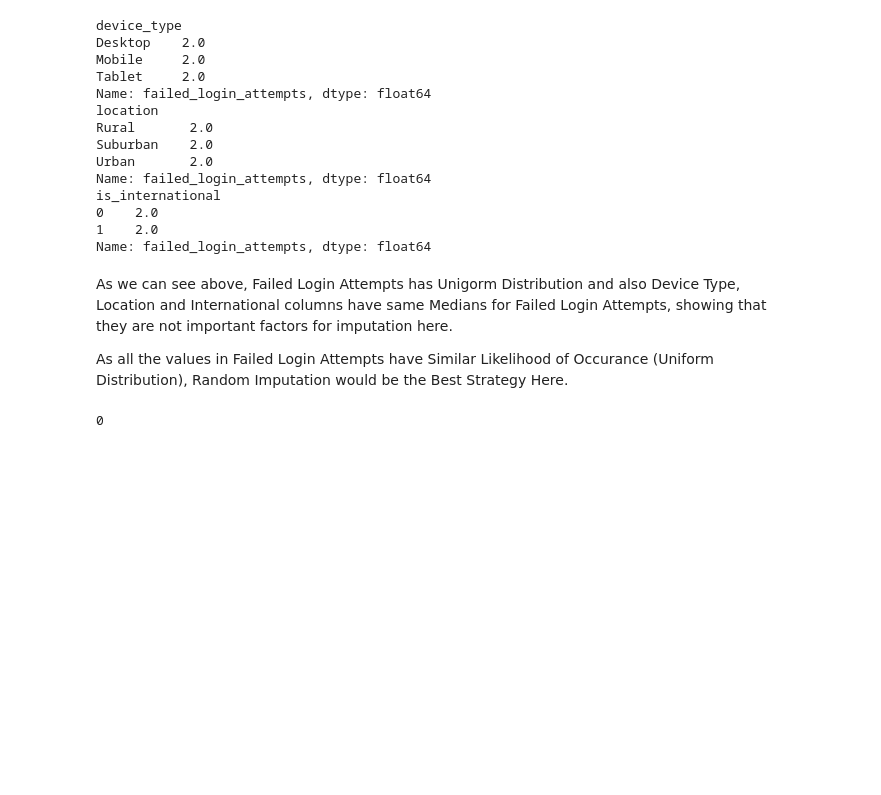
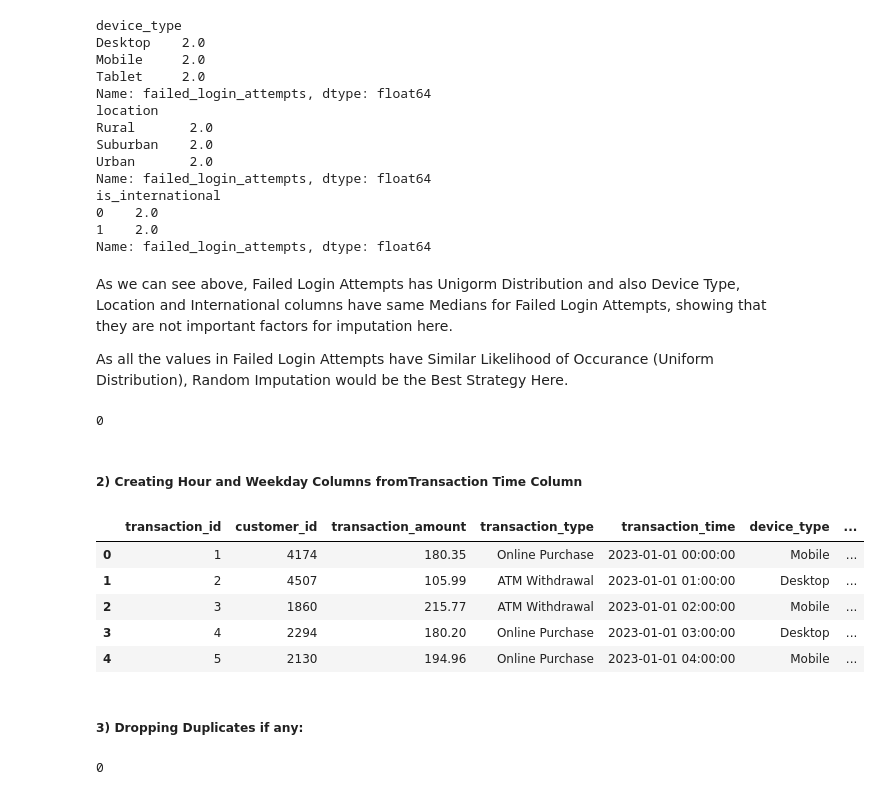
Before and after one commit to Shailya777/Fraud-Detection-EDA, a Jupyter notebook: notebooks/Fraud Detection.ipynb, the cells around one changed output. Drawn from its saved outputs; the diff is of its cells as text; code cells hidden in the pictures; blank space fills up the shorter version.

```diff
--- a/notebooks/Fraud Detection.ipynb
+++ b/notebooks/Fraud Detection.ipynb
@@ -470,3 +470,23 @@ df.loc[missing_indices, 'failed_login_attempts'] = random_values
 df['failed_login_attempts'].isna().sum()
 # %% [output]
 0
+# %% [markdown]
+##### 2) Creating Hour and Weekday Columns fromTransaction Time Column
+# %%
+df['hour'] = df['transaction_time'].dt.hour
+df['weekday'] = df['transaction_time'].dt.weekday
+# %%
+df.head()
+# %% [output]
+|  | transaction_id | customer_id | transaction_amount | transaction_type | transaction_time | device_type | ... |
+| 0 | 1 | 4174 | 180.35 | Online Purchase | 2023-01-01 00:00:00 | Mobile | ... |
+| 1 | 2 | 4507 | 105.99 | ATM Withdrawal | 2023-01-01 01:00:00 | Desktop | ... |
+| 2 | 3 | 1860 | 215.77 | ATM Withdrawal | 2023-01-01 02:00:00 | Mobile | ... |
+| 3 | 4 | 2294 | 180.20 | Online Purchase | 2023-01-01 03:00:00 | Desktop | ... |
+| 4 | 5 | 2130 | 194.96 | Online Purchase | 2023-01-01 04:00:00 | Mobile | ... |
+# %% [markdown]
+##### 3) Dropping Duplicates if any:
+# %%
+df.duplicated().sum()
+# %% [output]
+0
```
Also changed, not shown: parts of 1 cell of this notebook.
